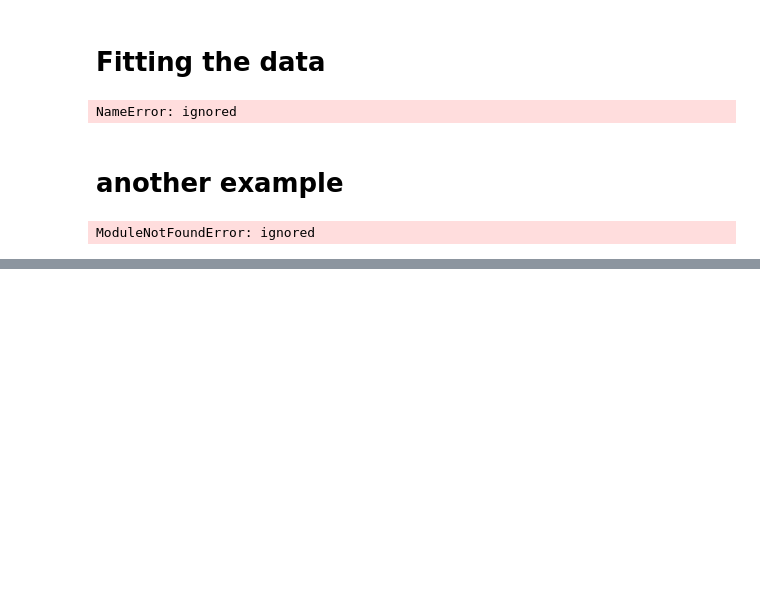
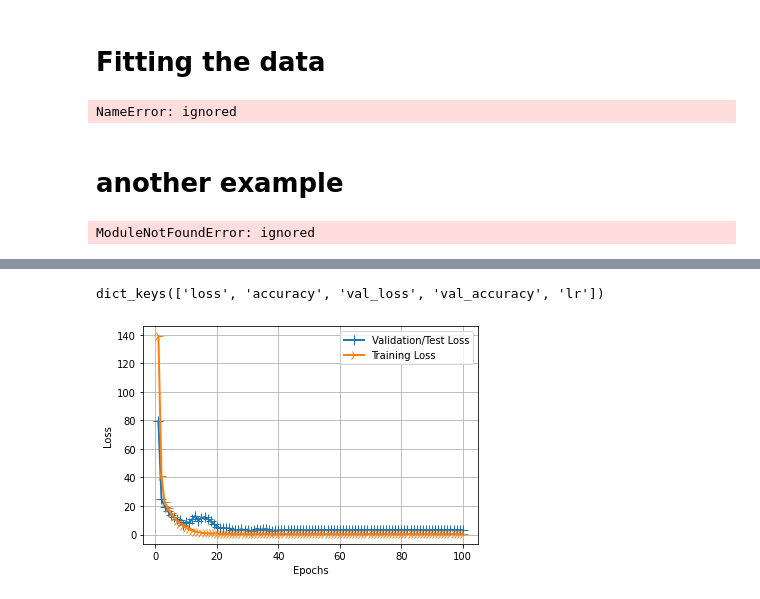
Before and after one commit to shaon11579/DNN-fall-2021, a Jupyter notebook: Assignment_2_NN_Up.ipynb, the cells around one changed output, grey strips where cells are left out. Saved outputs shown, nothing was run; the diff lists cells and outputs as text; code cells hidden in the pictures; blank space fills up the shorter version.

```diff
--- a/Assignment_2_NN_Up.ipynb
+++ b/Assignment_2_NN_Up.ipynb
@@ -664,0 +840,23 @@ ModuleNotFoundError: ignored
+# %%
+print(history.history.keys())
+# Plotting our loss charts
+import matplotlib.pyplot as plt
+
+history_dict = history.history
+loss_values = history_dict['loss']
+val_loss_values = history_dict['val_loss']
+epochs = range(1, len(loss_values) + 1)
+
+line1 = plt.plot(epochs, val_loss_values, label='Validation/Test Loss')
+line2 = plt.plot(epochs, loss_values, label='Training Loss')
+plt.setp(line1, linewidth=2.0, marker = '+', markersize=10.0)
+plt.setp(line2, linewidth=2.0, marker = '4', markersize=10.0)
+plt.xlabel('Epochs')
+plt.ylabel('Loss')
+plt.grid(True)
+plt.legend()
+plt.savefig('Loss.png', dpi = 1200)
+plt.show()
+# %% [output]
+dict_keys(['loss', 'accuracy', 'val_loss', 'val_accuracy', 'lr'])
+[figure, added]
```
Also changed, not shown: parts of 7 cells of this notebook.
